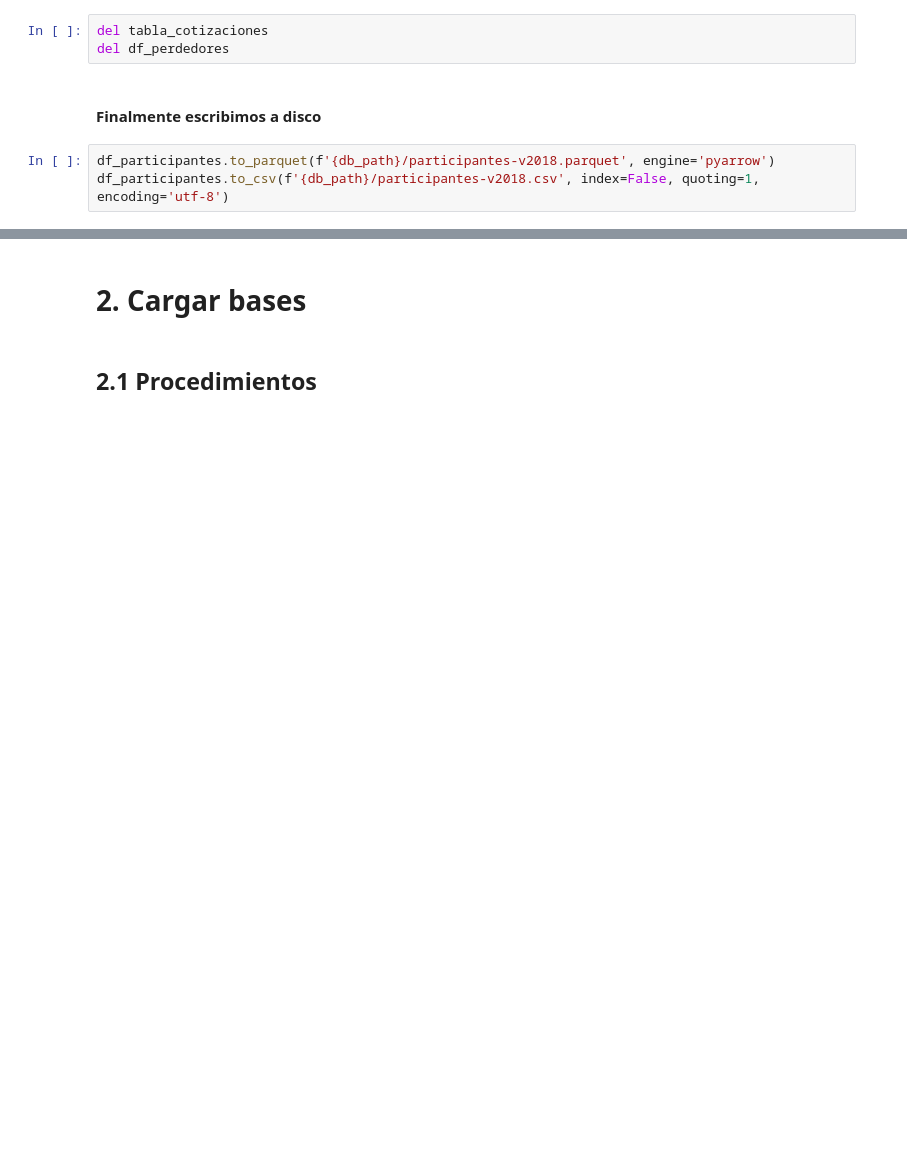
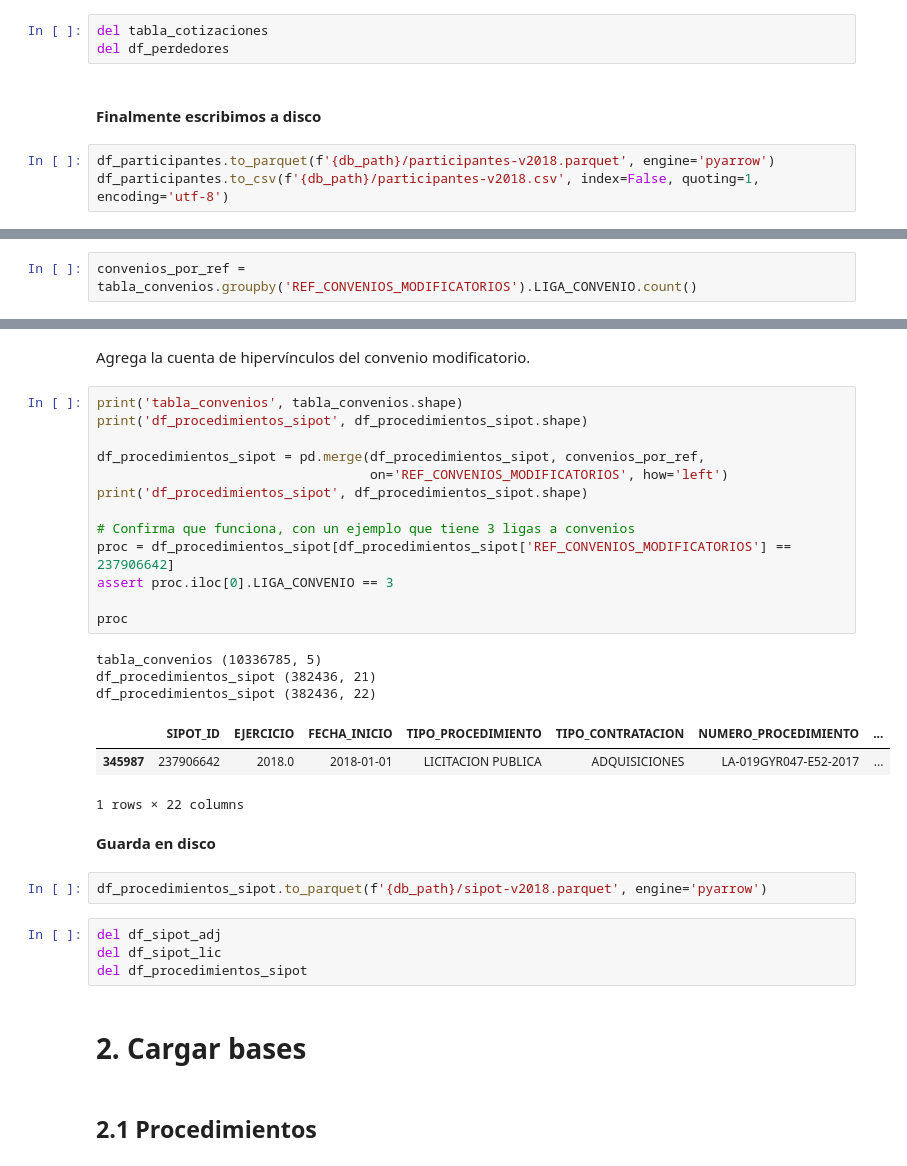
Before and after one commit to imco/IRC, a Jupyter notebook: notebooks/IRC_v2.ipynb, the cells around one changed output, grey strips where cells are left out. Cells and saved outputs as stored; diff of their text form; blank space fills up the shorter version.

```diff
--- a/notebooks/IRC_v2.ipynb
+++ b/notebooks/IRC_v2.ipynb
@@ -1109,0 +1169,2 @@ df_participantes.to_csv(f'{db_path}/participantes-v2018.csv', index=False, quoti
+# %%
+convenios_por_ref = tabla_convenios.groupby('REF_CONVENIOS_MODIFICATORIOS').LIGA_CONVENIO.count()
@@ -1110,3 +1234,33 @@ df_participantes.to_csv(f'{db_path}/participantes-v2018.csv', index=False, quoti
+# %% [markdown]
+Agrega la cuenta de hipervínculos del convenio modificatorio.
+# %%
+print('tabla_convenios', tabla_convenios.shape)
+print('df_procedimientos_sipot', df_procedimientos_sipot.shape)
+
+df_procedimientos_sipot = pd.merge(df_procedimientos_sipot, convenios_por_ref,
+                                   on='REF_CONVENIOS_MODIFICATORIOS', how='left')
+print('df_procedimientos_sipot', df_procedimientos_sipot.shape)
+
+# Confirma que funciona, con un ejemplo que tiene 3 ligas a convenios
+proc = df_procedimientos_sipot[df_procedimientos_sipot['REF_CONVENIOS_MODIFICATORIOS'] == 237906642]
+assert proc.iloc[0].LIGA_CONVENIO == 3
+
+proc
+# %% [output]
+tabla_convenios (10336785, 5)
+df_procedimientos_sipot (382436, 21)
+df_procedimientos_sipot (382436, 22)
+|  | SIPOT_ID | EJERCICIO | FECHA_INICIO | TIPO_PROCEDIMIENTO | TIPO_CONTRATACION | NUMERO_PROCEDIMIENTO | ... |
+| 345987 | 237906642 | 2018.0 | 2018-01-01 | LICITACION PUBLICA | ADQUISICIONES | LA-019GYR047-E52-2017 | ... |
+1 rows × 22 columns
+# %% [markdown]
+**Guarda en disco**
+# %%
+df_procedimientos_sipot.to_parquet(f'{db_path}/sipot-v2018.parquet', engine='pyarrow')
+# %%
+del df_sipot_adj
+del df_sipot_lic
+del df_procedimientos_sipot
 # %% [markdown]
 # 2. Cargar bases
 # %% [markdown]
```
Also changed, not shown: parts of 20 cells of this notebook.
